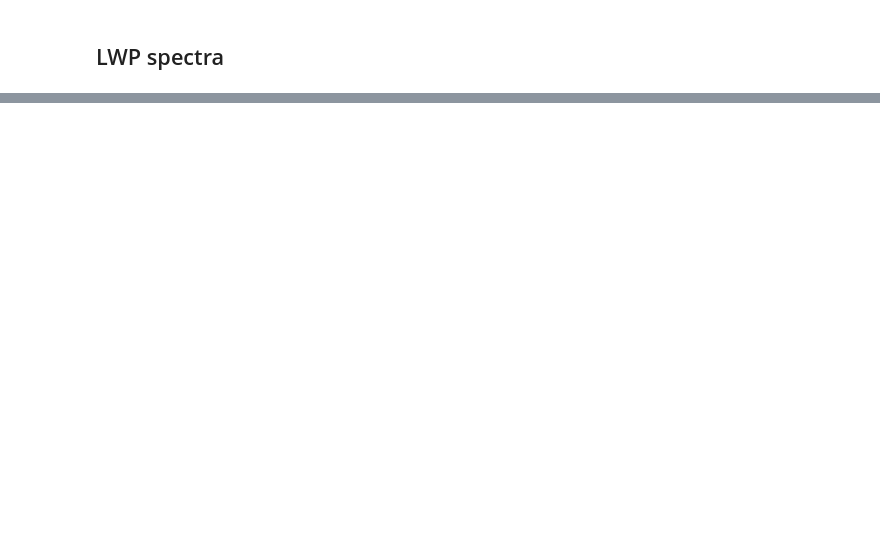
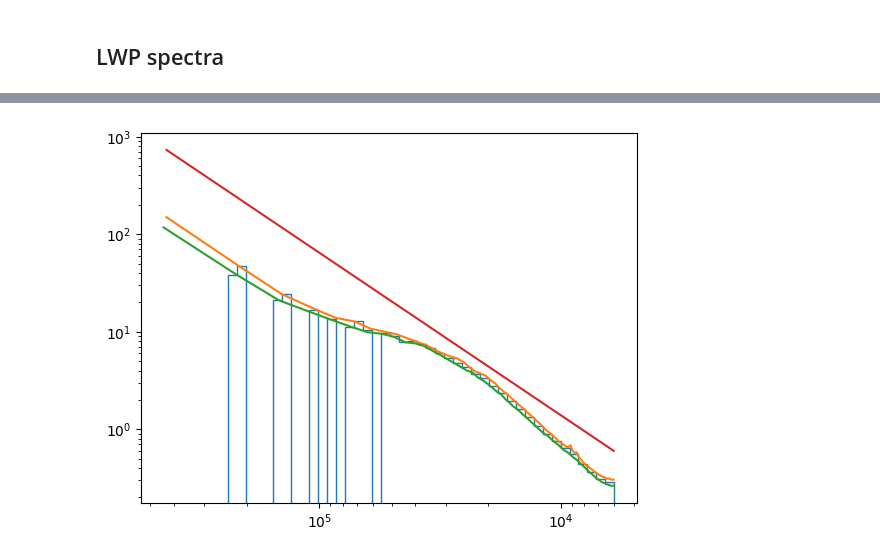
Before and after one commit to igfuw/xrUWLCM, a Jupyter notebook: examples/Sc_lowres_SGS.ipynb, the cells around one changed output, grey strips where cells are left out. Cells and saved outputs as stored; diff of their text form; code cells hidden in the pictures; blank space fills up the shorter version.

```diff
--- a/examples/Sc_lowres_SGS.ipynb
+++ b/examples/Sc_lowres_SGS.ipynb
@@ -994,0 +901,43 @@ AttributeError: 'DataArray' object has no attribute 'Histogram_Counts'
+# %%
+def calc_spectrum(ds, axs, res, exp): # dataset, axes over which fft is done, grid resolution, amplitude (exp=1) or power (exp=2) spectrum
+    assert(len(axs)==2) # spectrum is calculated over a horizontal slice
+    E, lmbd, K = [], [], []
+    for ax, ax2 in zip(axs, reversed(axs)): # axis along which we calculate fft and the perpendicular axis
+        K.append(np.fft.rfftfreq(ds.shape[ax]) / res)
+        lmbd.append(1 / K[-1])
+        wk = np.fft.rfft(ds, axis = ax, norm='forward')
+        E.append(np.mean(np.abs(wk) ** exp, axis = ax2))
+    return E, K, lmbd
+# %%
+# SEVIRI calculate
+
+# (seviri.cwp, seviri.cot, seviri.cph, '0.6-3.9 $\mu$m'),  3.9um is not used, because 1.6 is more accurate (Roebeling et al., 2006, za Kniffka et al. 2014)
+# poza tym daje wartosci zupelnie inne niz 1.6 i niz MODIS (LWP 2 razy wieksze)
+# zreszta Seethala 2018 tez uywa tylko 1.6
+for cwp, cot, cph, label in [(seviri.cwp_16, seviri.cot_16, seviri.cph_16, 'SEVIRI 0.6-1.6 $\mu$m')]:
+    cwp = cwp.where(seviri.record_status == 0) # remove points flagged as bad
+    cwp = cwp.where(cot > 3) # remove thin clouds to minimize r_eff weighing (Seethala et al. 2017), doesnt make much difference
+    cwp = cwp.where(cph == 1) # remove clear-sky and ice pixels (only liquid water remains), doesnt make much difference
+    cwp = cwp.dropna(dim="time", how="any") # remove framse with nan
+    #cwp = cwp.fillna(0)  # replace nans (i.e. noncloudy?) with zeroes
+    cwp = cwp * 1e3 # convert to g/m2
+
+    E, K, lmbd = calc_spectrum(cwp, [1,2], 3e3, 2)
+    E_avg = [E.mean(axis=0) for E in E] # time average
+    E_sum = np.zeros(len(bins_seviri)-1)
+    E_count = np.zeros(len(bins_seviri)-1)
+    # average over x and y
+    for _E, _lmbd in zip(E_avg, lmbd):
+        E_sum += binned_statistic(_lmbd, _E, statistic='sum', bins=bins_seviri).statistic
+        E_count += binned_statistic(_lmbd, _E, statistic='count', bins=bins_seviri).statistic
+    CWP_PSD['SEVIRI'] = E_sum / E_count
+# %%
+# SEVIRI plot
+plt.stairs(CWP_PSD['SEVIRI'], bins_seviri, label='SEVIRI CWP')
+plt.loglog(lmbd[0], E_avg[0], label='SEVIRI CWP')#, **p)
+plt.loglog(lmbd[1], E_avg[1], label='SEVIRI CWP')#, **p)
+#plt.loglog((bins_seviri[1:] + bins_seviri[:-1])/2., E_sum / E_count, label='SEVIRI CWP')
+plt.loglog(lmbd[0], 3e-7* K[0]**(-5./3.) )
+plt.gca().invert_xaxis()
+# %% [output]
+[figure, added]
```
Also changed, not shown: parts of 11 cells of this notebook.
